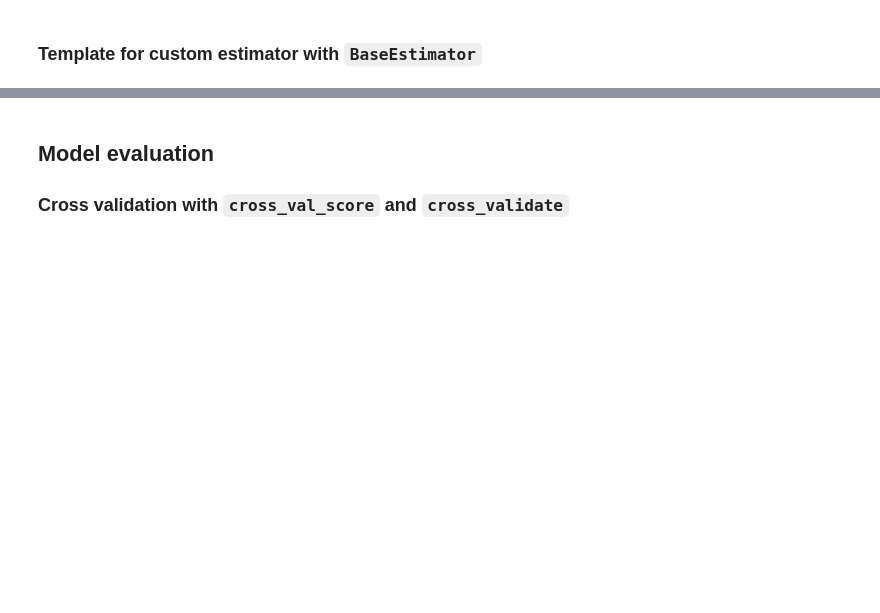
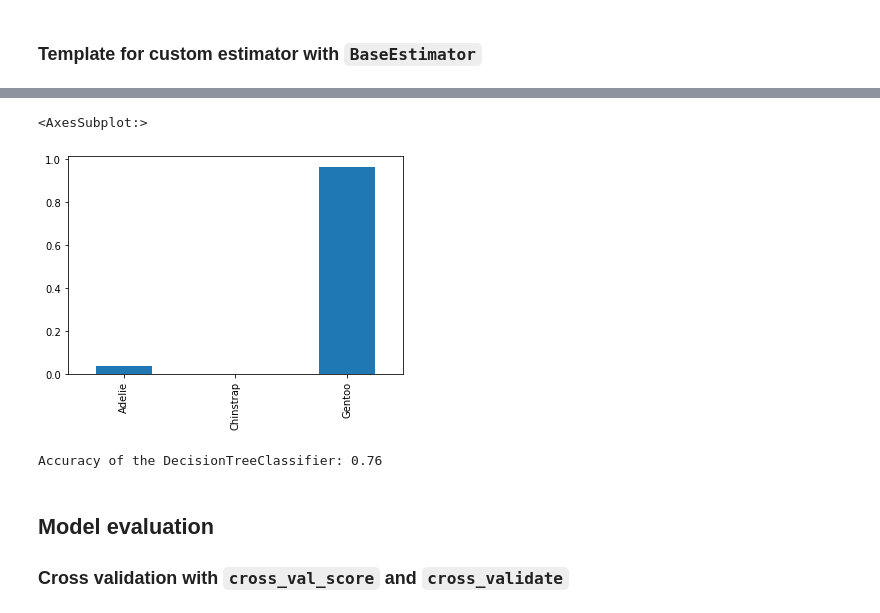
Before and after one commit to lucavh/knowledge-base, a Jupyter notebook: python/scikit-learn.ipynb, the cells around one changed output, grey strips where cells are left out. Drawn from its saved outputs; the diff is of its cells as text; code cells hidden in the pictures; blank space fills up the shorter version.

```diff
--- a/python/scikit-learn.ipynb
+++ b/python/scikit-learn.ipynb
@@ -169,3 +204,16 @@ class CustomEstimator(BaseEstimator):
+# %%
+y_pred_proba = tree.predict_proba(sample)
+
+y_proba_class_0 = pd.Series(y_pred_proba[0], index=tree.classes_)
+y_proba_class_0.plot.bar()
+# %% [output]
+<AxesSubplot:>
+[figure, added]
+# %%
+y_score = tree.score(data_test, target_test)
+print(f"Accuracy of the DecisionTreeClassifier: {y_score:.2f}")
+# %% [output]
+Accuracy of the DecisionTreeClassifier: 0.76
 # %% [markdown]
 ## Model evaluation
 
```
Also changed, not shown: parts of 8 cells of this notebook, 1 other file.
